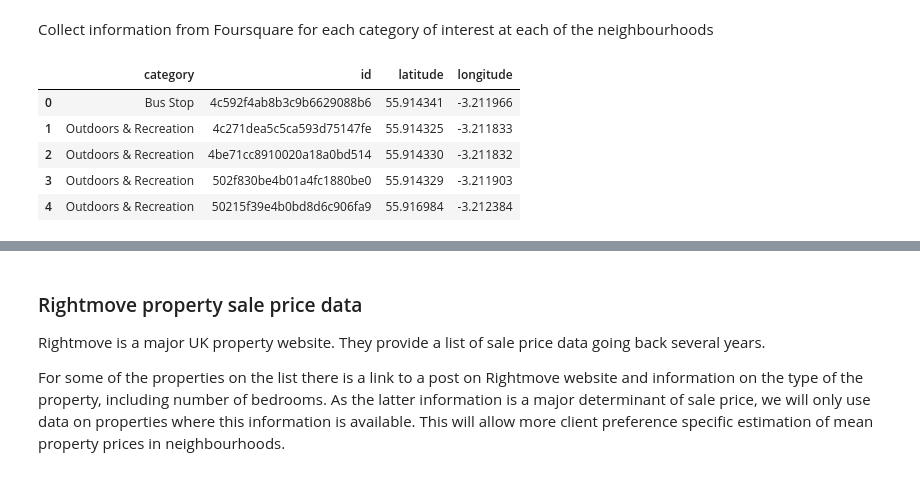
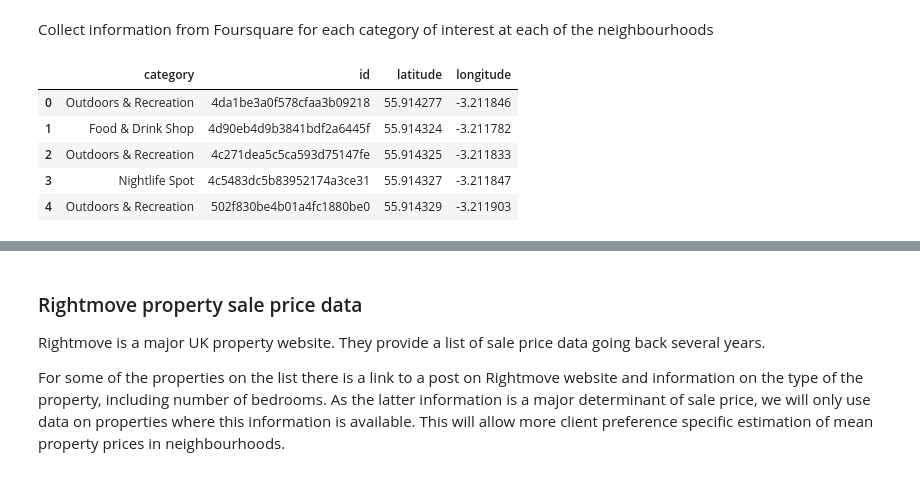
Before and after one commit to sanntann/Coursera_Capstone, a Jupyter notebook: WhereToBuyInEdinburgh.ipynb, the cells around one changed output, grey strips where cells are left out. Saved outputs shown, nothing was run; the diff lists cells and outputs as text; code cells hidden in the pictures.

Commit message:
Updated EdinburghVenuesRaw.p and computed venue distances to neighbourhoods

```diff
--- a/WhereToBuyInEdinburgh.ipynb
+++ b/WhereToBuyInEdinburgh.ipynb
@@ -265,29 +265,31 @@ Collect information from Foursquare for each category of interest at each of the
 # %%
 if not os.path.isfile('EdinburghVenuesRaw.p'):
     # Collect all responses from Foursqare into a DataFrame
     df_venues = pd.DataFrame({'id': [], 'latitude': [], 'longitude': [], 'category': []})
     for latitude, longitude, postcode in zip(df_neighbourhoods['latitude'], df_neighbourhoods['longitude'], df_neighbourhoods['postcode']):
         for category in FOURSQUARE_CATEGORYIDS:
             df_venues = df_venues.append(get_nearby_venues(latitude, longitude, category, neighbourhood_spacing))
 
     # Reindex DataFrame
     df_venues.reset_index(drop=True, inplace=True)
 
     # Remove duplicates
     df_venues.drop_duplicates(subset=['id'], keep='first', inplace=True)
+    # Sort venue DataFrame by coordinates for clarity
+    df_venues.sort_values(['latitude', 'longitude'], inplace=True)
     # Reindex DataFrame
     df_venues.reset_index(drop=True, inplace=True)
 
     # Save results to disk
     df_venues.to_pickle('EdinburghVenuesRaw.p')
 else:
     df_venues = pd.read_pickle('EdinburghVenuesRaw.p')
 # Display the venues DataFrame
 df_venues.head()
 # %% [output]
 |  | category | id | latitude | longitude |
-| 0 | Bus Stop | 4c592f4ab8b3c9b6629088b6 | 55.914341 | -3.211966 |
-| 1 | Outdoors & Recreation | 4c271dea5c5ca593d75147fe | 55.914325 | -3.211833 |
-| 2 | Outdoors & Recreation | 4be71cc8910020a18a0bd514 | 55.914330 | -3.211832 |
-| 3 | Outdoors & Recreation | 502f830be4b01a4fc1880be0 | 55.914329 | -3.211903 |
-| 4 | Outdoors & Recreation | 50215f39e4b0bd8d6c906fa9 | 55.916984 | -3.212384 |
+| 0 | Outdoors & Recreation | 4da1be3a0f578cfaa3b09218 | 55.914277 | -3.211846 |
+| 1 | Food & Drink Shop | 4d90eb4d9b3841bdf2a6445f | 55.914324 | -3.211782 |
+| 2 | Outdoors & Recreation | 4c271dea5c5ca593d75147fe | 55.914325 | -3.211833 |
+| 3 | Nightlife Spot | 4c5483dc5b83952174a3ce31 | 55.914327 | -3.211847 |
+| 4 | Outdoors & Recreation | 502f830be4b01a4fc1880be0 | 55.914329 | -3.211903 |
```
Also changed, not shown: parts of 4 cells of this notebook, 2 other files.
